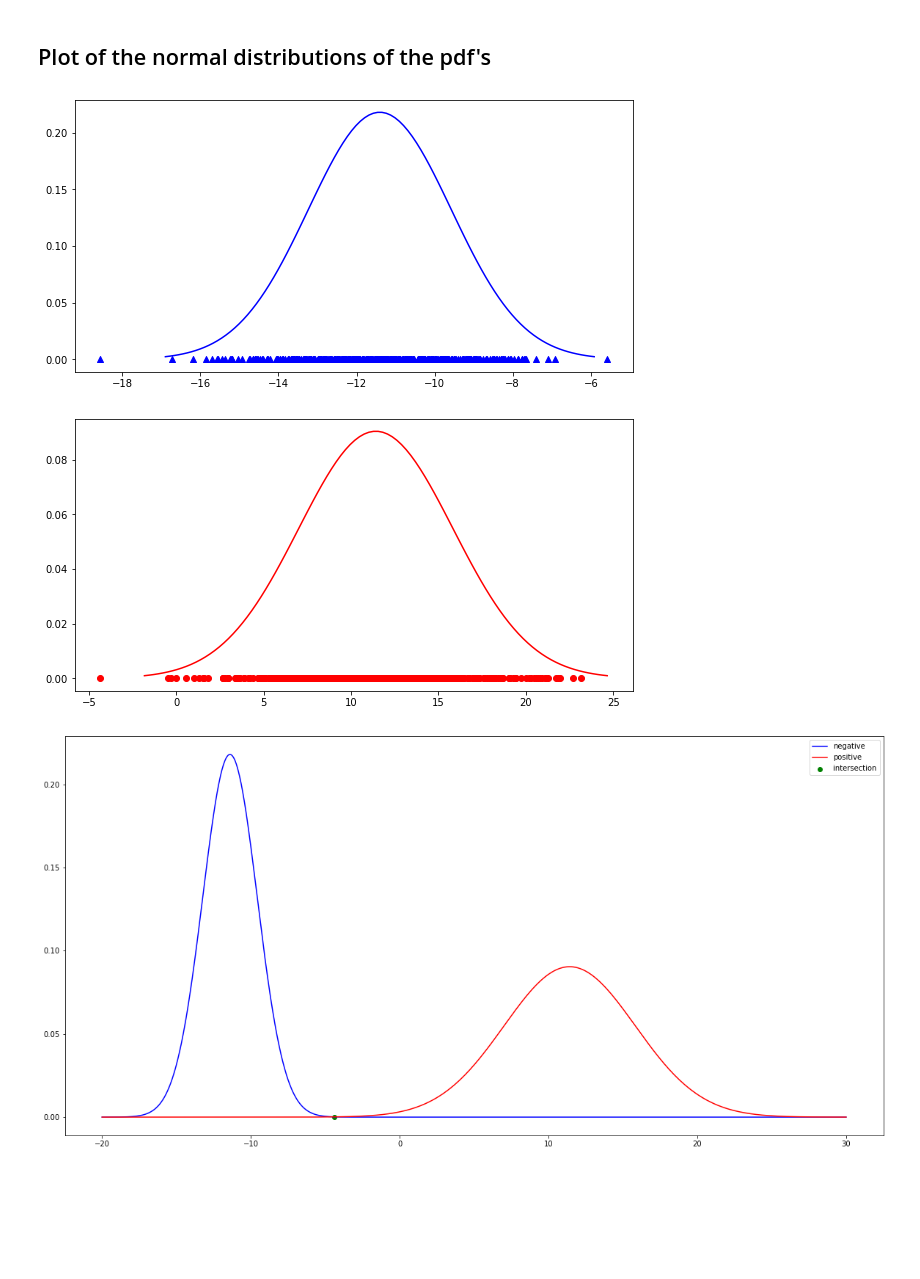
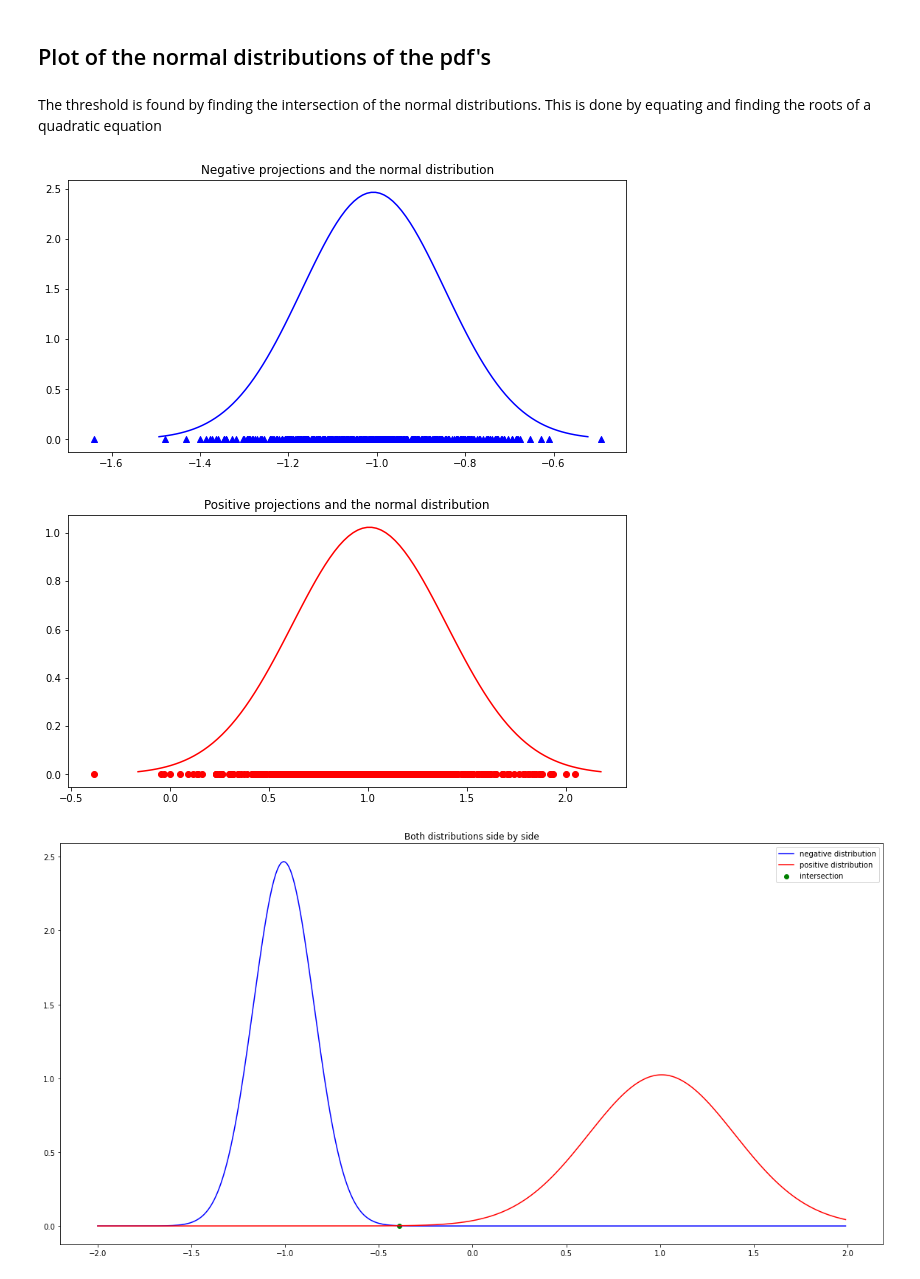
Before and after one commit to PavanReddy28/ML-assignment, a Jupyter notebook: FLD/FLD.ipynb, the cells around one changed output. Drawn from its saved outputs; the diff is of its cells as text; code cells hidden in the pictures; blank space fills up the shorter version.

Commit message:
Formatted code and fixed plots

```diff
--- a/FLD/FLD.ipynb
+++ b/FLD/FLD.ipynb
@@ -69,5 +87,6 @@ for label in labels:
 # %%
 mean_difference = (positive_mean - negative_mean).reshape(features,1)
 w = np.linalg.inv(S_w).dot(mean_difference)
+w = w/np.linalg.norm(w)
 w
 # %% [output]
@@ -79,10 +98,9 @@ positive_projections = X[y==1].dot(w)
 negative_projections = X[y==0].dot(w)
 # %% [markdown]
 ## Plot of the normal distributions of the pdf's
+# %% [markdown]
+The threshold is found by finding the intersection of the normal distributions. This is done by equating and finding the roots of a quadratic equation
 # %%
-# -0.5*(m1+m2)
-#threshold = -0.5*(np.mean(X[y==0].dot(w)) + np.mean(X[y==1].dot(w)))
-
 def get_intersection(m1,m2,s1,s2):
     """
     Returns the roots obtained upon equating the normal distribution functions
@@ -111,38 +129,41 @@ def show_gaussians(X):
     s=[0,0]
     #plt.figure(figsize=(20, 10))
     # go through each class
+    titles = ["Negative projections and the normal distribution","Positive projections and the normal distribution"]
     for i,label in enumerate(labels):
         # find corresponding projections of that class
         label_projections = X[y==label].dot(w)
 
         # mean of projections
         label_projections_mean = np.mean(label_projections)
         m[i]=label_projections_mean
 
         # std of projections
         label_projections_std = np.std(label_projections)
         s[i] = label_projections_std
 
         x_data = np.linspace(label_projections_mean - 3*label_projections_std, label_projections_mean + 3*label_projections_std, 100)
         plt.figure(figsize=(10, 5))
         plt.plot(x_data, stats.norm.pdf(x_data, label_projections_mean, label_projections_std),c=colors[i])
         plt.scatter(label_projections,np.zeros_like(label_projections),c=colors[i],marker=markers[i])
+        plt.title(titles[i])
         plt.show()
 
     threshold = get_intersection(m[0],m[1],s[0],s[1])
 
-    x_data = np.arange(-20,30,0.01)
+    x_data = np.arange(-2,2,0.01)
     plt.figure(figsize=(20, 10))
     plt.plot(x_data, stats.norm.pdf(x_data, m[0], s[0]),c=colors[0])
     plt.plot(x_data, stats.norm.pdf(x_data, m[1], s[1]),c=colors[1])
     plt.scatter(np.array([threshold[-1]]),np.zeros_like(np.array([threshold[-1]])),c='g')
-    plt.legend(['negative','positive','intersection'])
+    plt.legend(['negative distribution','positive distribution','intersection'])
+    plt.title("Both distributions side by side")
     plt.show()
 
     return threshold[-1]
 
 threshold = show_gaussians(X)
 # %% [output]
-[figure, old version]
+[figure, new version]
-[figure, old version]
+[figure, new version]
-[figure, old version]
+[figure, new version]
```
Also changed, not shown: parts of 12 cells of this notebook.
